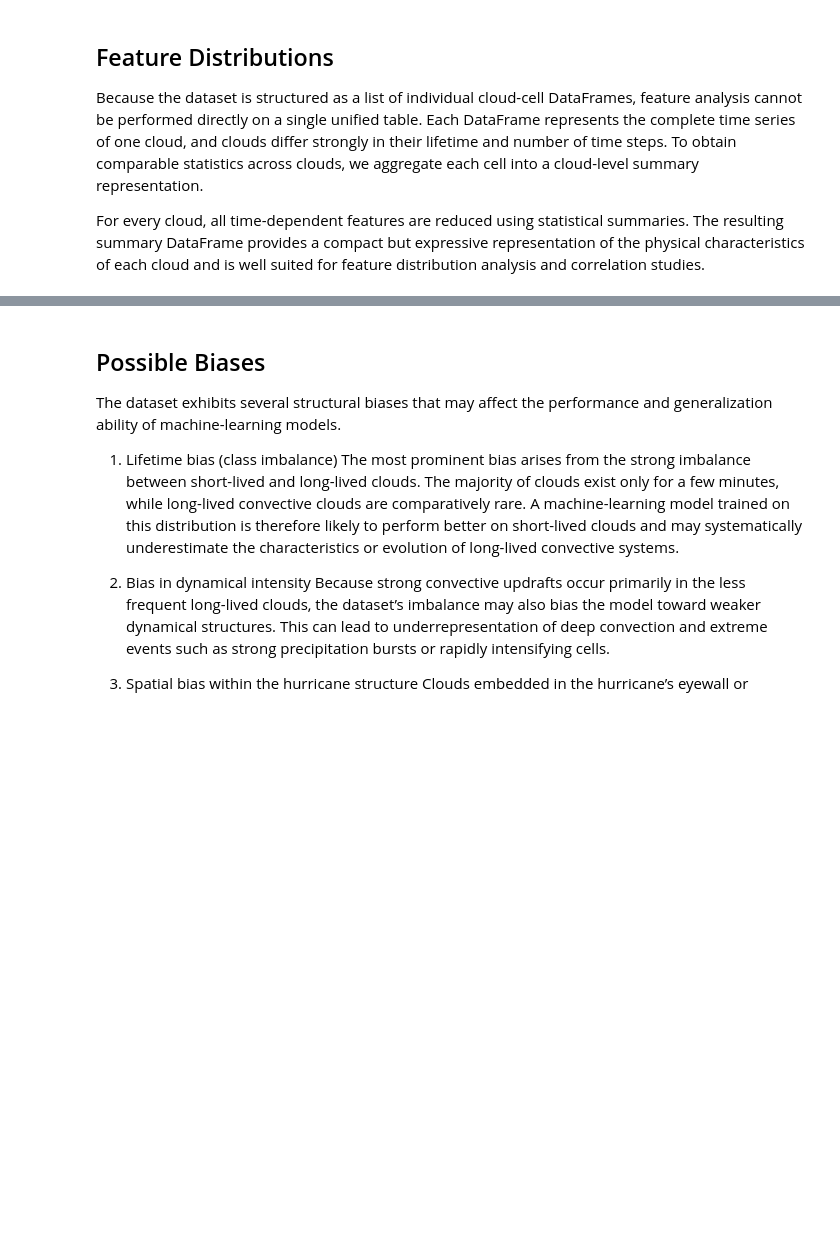
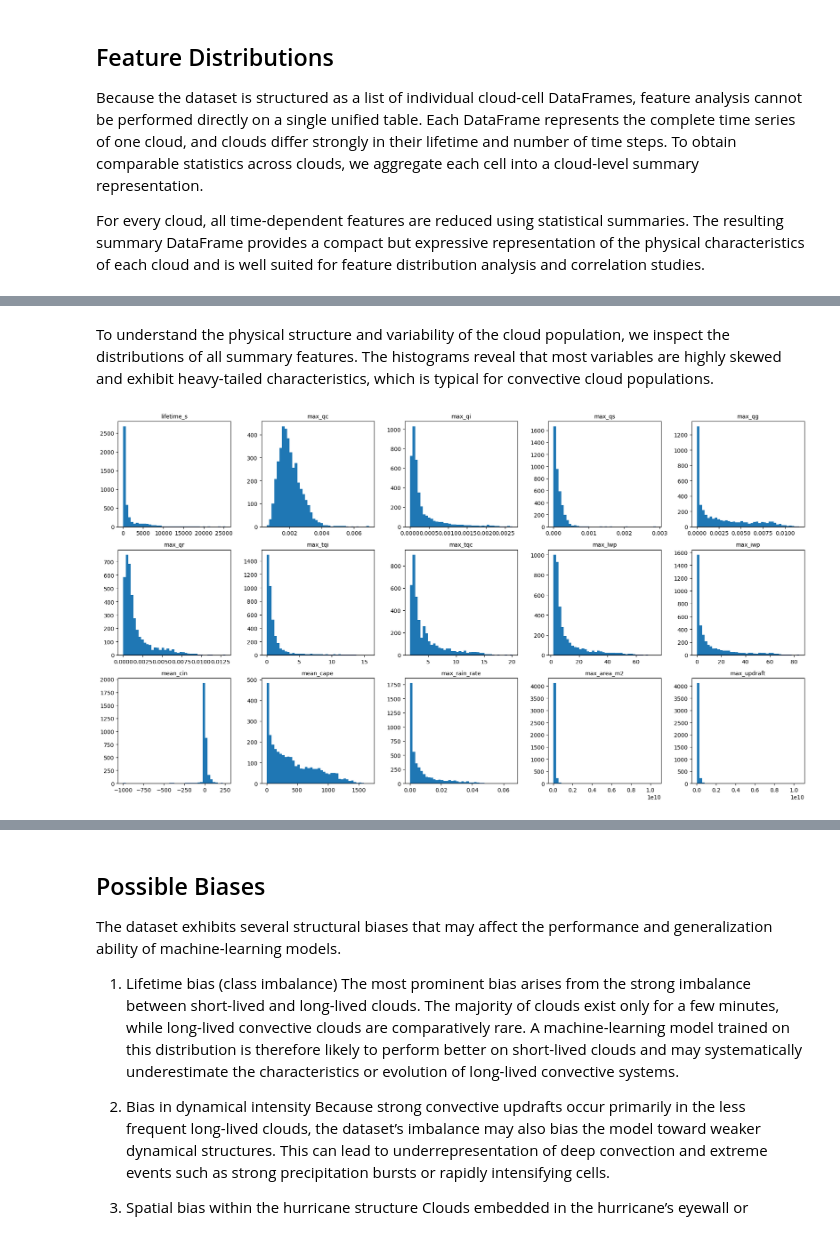
Before and after one commit to thorsten789/hurricane_cloud_prediction, a Jupyter notebook: 1_DatasetCharacteristics/exploratory_data_analysis.ipynb, the cells around one changed output, grey strips where cells are left out. Cells and saved outputs as stored; diff of their text form; code cells hidden in the pictures; blank space fills up the shorter version.

```diff
--- a/1_DatasetCharacteristics/exploratory_data_analysis.ipynb
+++ b/1_DatasetCharacteristics/exploratory_data_analysis.ipynb
@@ -188,0 +175,40 @@ df_cloud
+# %% [markdown]
+To understand the physical structure and variability of the cloud population, we inspect the distributions of all summary features. The histograms reveal that most variables are highly skewed and exhibit heavy-tailed characteristics, which is typical for convective cloud populations.
+# %%
+import pandas as pd
+import matplotlib.pyplot as plt
+import numpy as np
+from math import ceil
+
+# Load your summary data
+df = df_cloud
+
+# Select numeric columns
+num_cols = df.select_dtypes(include=[np.number]).columns.tolist()
+
+# ---- Configuration ----
+n_rows = 3
+n_cols = 5
+n_plots = n_rows * n_cols
+
+# If there are more than 15 features, take the first 15
+features_to_plot = num_cols[-n_plots:]
+
+# ---- Plotting ----
+fig = plt.figure(figsize=(18, 10))
+gs = fig.add_gridspec(n_rows, n_cols)
+
+for idx, col in enumerate(features_to_plot):
+    r = idx // n_cols
+    c = idx % n_cols
+
+    ax = fig.add_subplot(gs[r, c])
+    ax.hist(df[col].dropna(), bins=40)
+    ax.set_title(col, fontsize=10)
+    ax.set_xlabel("")
+    ax.set_ylabel("")
+
+plt.tight_layout()
+plt.show()
+# %% [output]
+[figure, added]
```
Also changed, not shown: parts of 7 cells of this notebook, 1 other file.
